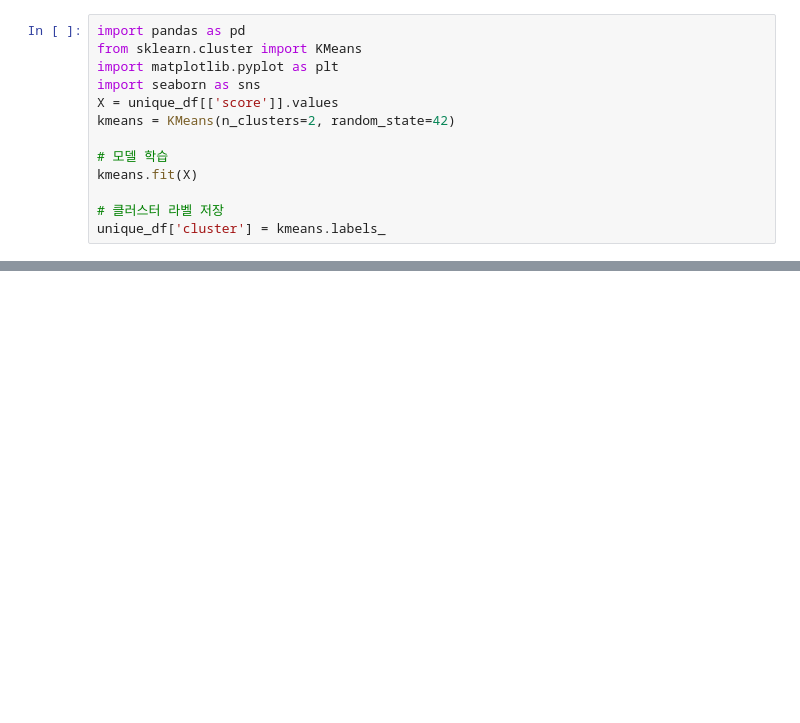
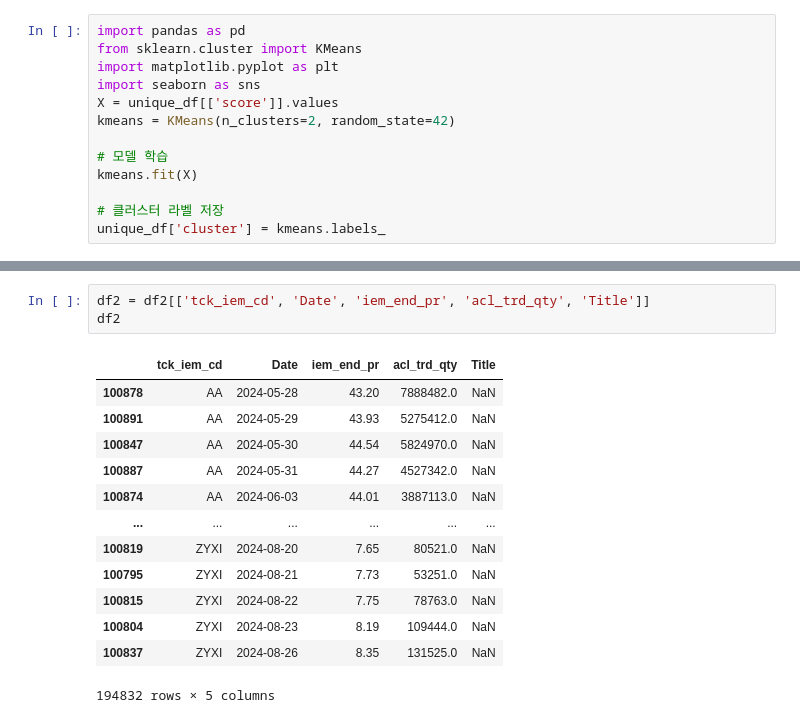
Before and after one commit to froggy-hyun/24NH_bigdata, a Jupyter notebook: code_main.ipynb, the cells around one changed output, grey strips where cells are left out. Saved outputs shown, nothing was run; the diff lists cells and outputs as text; blank space fills up the shorter version.

```diff
--- a/code_main.ipynb
+++ b/code_main.ipynb
@@ -795,0 +866,17 @@ Passing `palette` without assigning `hue` is deprecated and will be removed in v
+# %%
+df2 = df2[['tck_iem_cd', 'Date', 'iem_end_pr', 'acl_trd_qty', 'Title']]
+df2
+# %% [output]
+|  | tck_iem_cd | Date | iem_end_pr | acl_trd_qty | Title |
+| 100878 | AA | 2024-05-28 | 43.20 | 7888482.0 | NaN |
+| 100891 | AA | 2024-05-29 | 43.93 | 5275412.0 | NaN |
+| 100847 | AA | 2024-05-30 | 44.54 | 5824970.0 | NaN |
+| 100887 | AA | 2024-05-31 | 44.27 | 4527342.0 | NaN |
+| 100874 | AA | 2024-06-03 | 44.01 | 3887113.0 | NaN |
+| ... | ... | ... | ... | ... | ... |
+| 100819 | ZYXI | 2024-08-20 | 7.65 | 80521.0 | NaN |
+| 100795 | ZYXI | 2024-08-21 | 7.73 | 53251.0 | NaN |
+| 100815 | ZYXI | 2024-08-22 | 7.75 | 78763.0 | NaN |
+| 100804 | ZYXI | 2024-08-23 | 8.19 | 109444.0 | NaN |
+| 100837 | ZYXI | 2024-08-26 | 8.35 | 131525.0 | NaN |
+194832 rows × 5 columns
```
Also changed, not shown: parts of 23 cells of this notebook.
